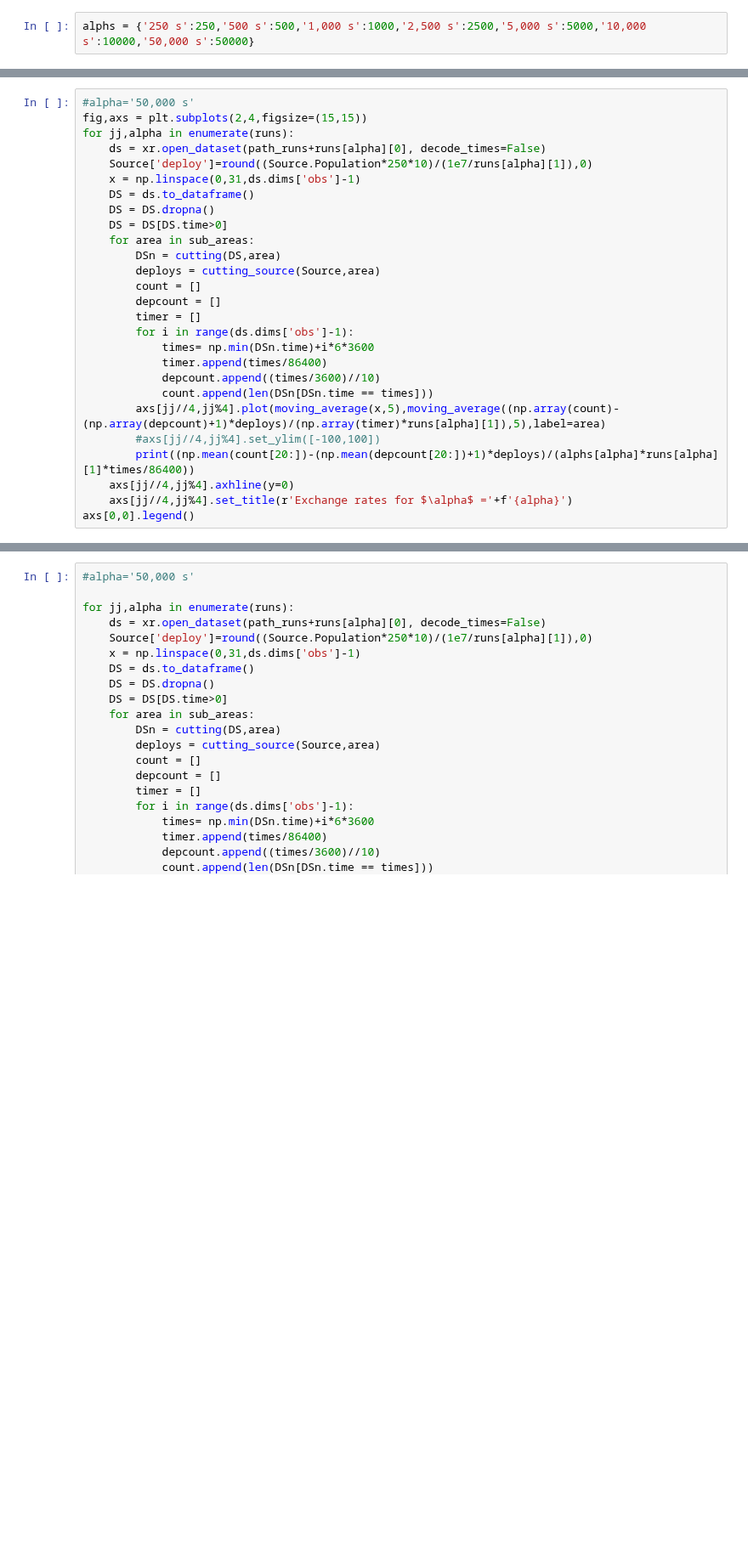
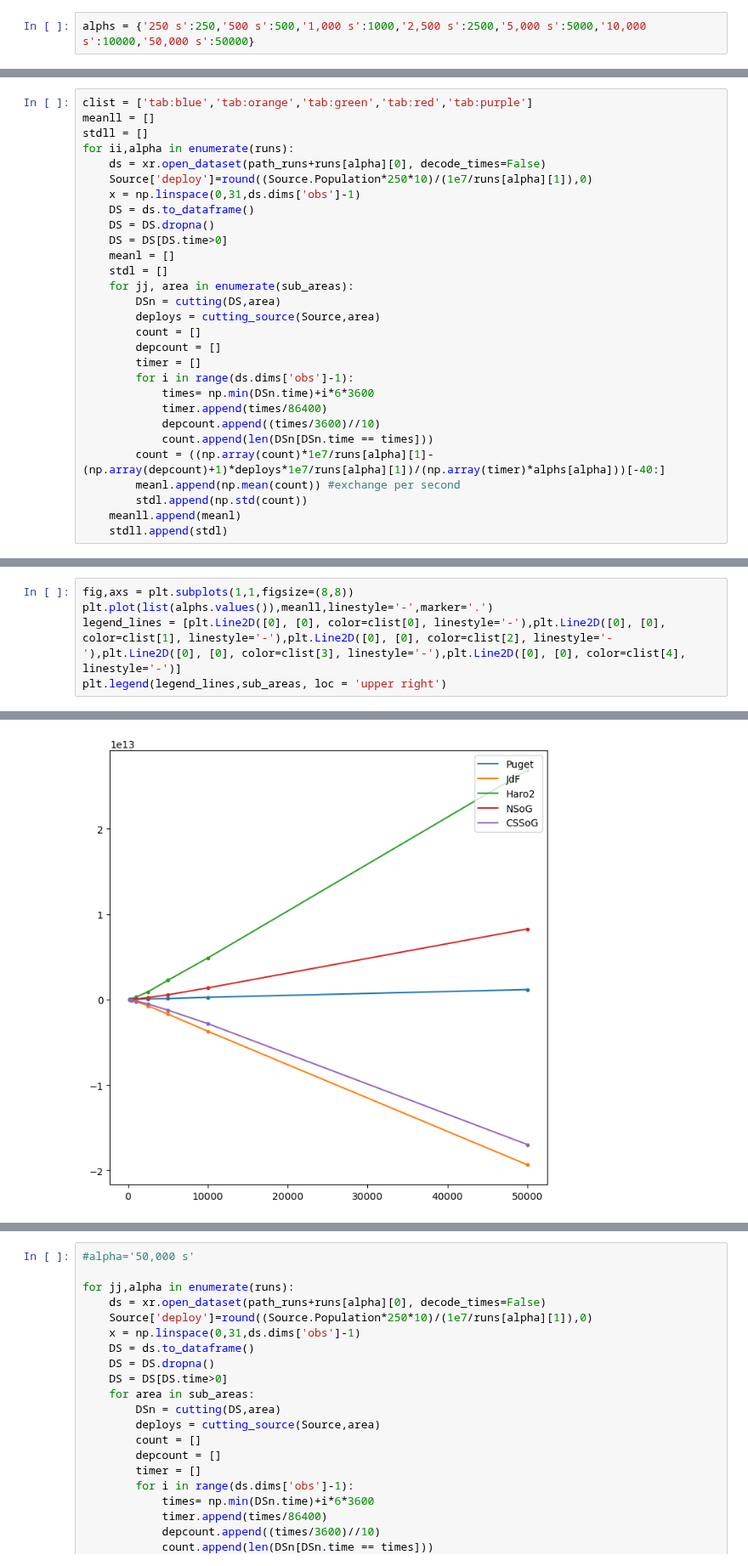
Before and after one commit to SalishSeaCast/analysis-jose, a Jupyter notebook: notebooks/Outfall_finalResults/regions_budget.ipynb, the cells around one changed output, grey strips where cells are left out. Shown at 85% size. Drawn from its saved outputs; the diff is of its cells as text; blank space fills up the shorter version.

```diff
--- a/notebooks/Outfall_finalResults/regions_budget.ipynb
+++ b/notebooks/Outfall_finalResults/regions_budget.ipynb
@@ -188,14 +190,17 @@ alphs = {'250 s':250,'500 s':500,'1,000 s':1000,'2,500 s':2500,'5,000 s':5000,'1
 # %%
-#alpha='50,000 s'
-fig,axs = plt.subplots(2,4,figsize=(15,15))
-for jj,alpha in enumerate(runs):
+clist = ['tab:blue','tab:orange','tab:green','tab:red','tab:purple']
+meanll = []
+stdll = []
+for ii,alpha in enumerate(runs):
     ds = xr.open_dataset(path_runs+runs[alpha][0], decode_times=False)
     Source['deploy']=round((Source.Population*250*10)/(1e7/runs[alpha][1]),0)
     x = np.linspace(0,31,ds.dims['obs']-1)
     DS = ds.to_dataframe()
     DS = DS.dropna()
     DS = DS[DS.time>0]
-    for area in sub_areas:
+    meanl = []
+    stdl = []
+    for jj, area in enumerate(sub_areas):
         DSn = cutting(DS,area)
         deploys = cutting_source(Source,area)
         count = []
@@ -206,9 +211,8 @@ for jj,alpha in enumerate(runs):
             timer.append(times/86400)
             depcount.append((times/3600)//10)
             count.append(len(DSn[DSn.time == times]))
-        axs[jj//4,jj%4].plot(moving_average(x,5),moving_average((np.array(count)-(np.array(depcount)+1)*deploys)/(np.array(timer)*runs[alpha][1]),5),label=area)
-        #axs[jj//4,jj%4].set_ylim([-100,100])
-        print((np.mean(count[20:])-(np.mean(depcount[20:])+1)*deploys)/(alphs[alpha]*runs[alpha][1]*times/86400))
-    axs[jj//4,jj%4].axhline(y=0)
-    axs[jj//4,jj%4].set_title(r'Exchange rates for $\alpha$ ='+f'{alpha}')
-axs[0,0].legend()
+        count = ((np.array(count)*1e7/runs[alpha][1]-(np.array(depcount)+1)*deploys*1e7/runs[alpha][1])/(np.array(timer)*alphs[alpha]))[-40:]
+        meanl.append(np.mean(count)) #exchange per second
+        stdl.append(np.std(count))
+    meanll.append(meanl)
+    stdll.append(stdl)
@@ -234,0 +219,6 @@ axs[0,0].legend()
+# %%
+fig,axs = plt.subplots(1,1,figsize=(8,8))
+plt.plot(list(alphs.values()),meanll,linestyle='-',marker='.')
+legend_lines = [plt.Line2D([0], [0], color=clist[0], linestyle='-'),plt.Line2D([0], [0], color=clist[1], linestyle='-'),plt.Line2D([0], [0], color=clist[2], linestyle='-'),plt.Line2D([0], [0], color=clist[3], linestyle='-'),plt.Line2D([0], [0], color=clist[4], linestyle='-')]
+plt.legend(legend_lines,sub_areas, loc = 'upper right')
+# %% [output]
@@ -234,0 +226 @@ axs[0,0].legend()
+[figure, added]
```
Also changed, not shown: parts of 5 cells of this notebook, 1 other file.
